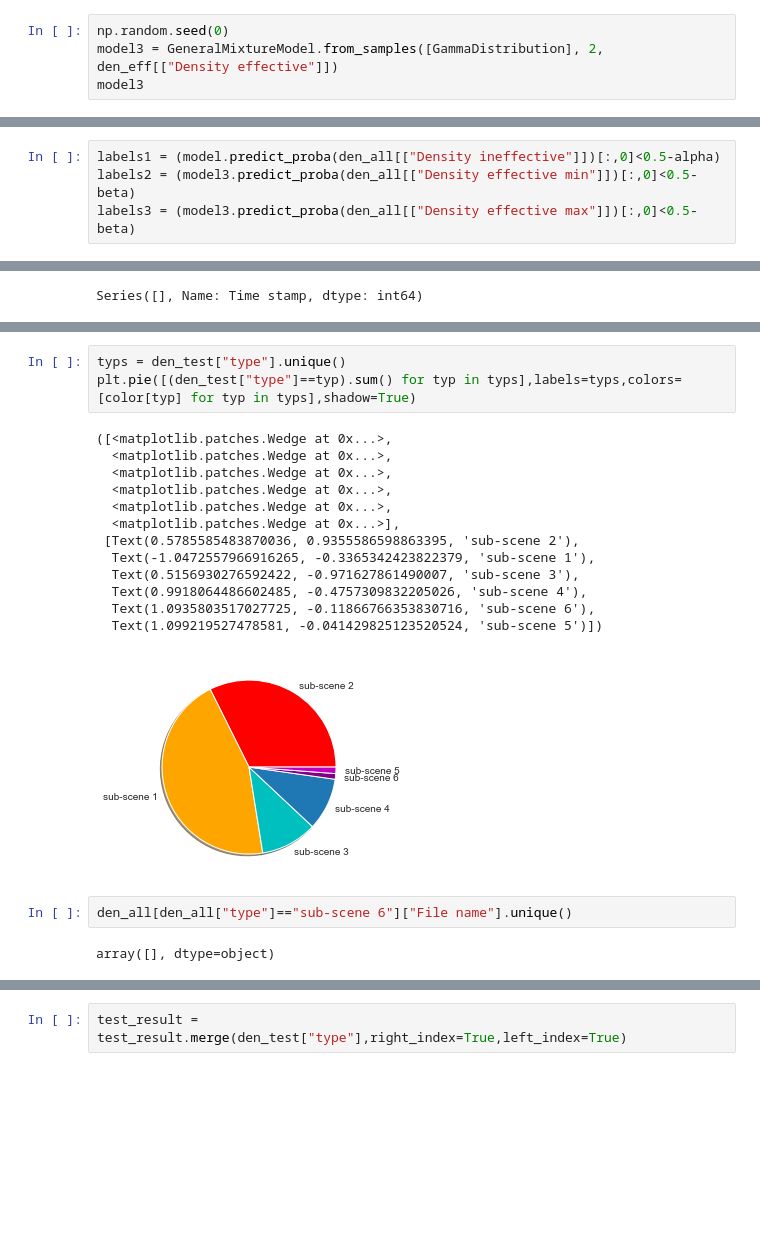
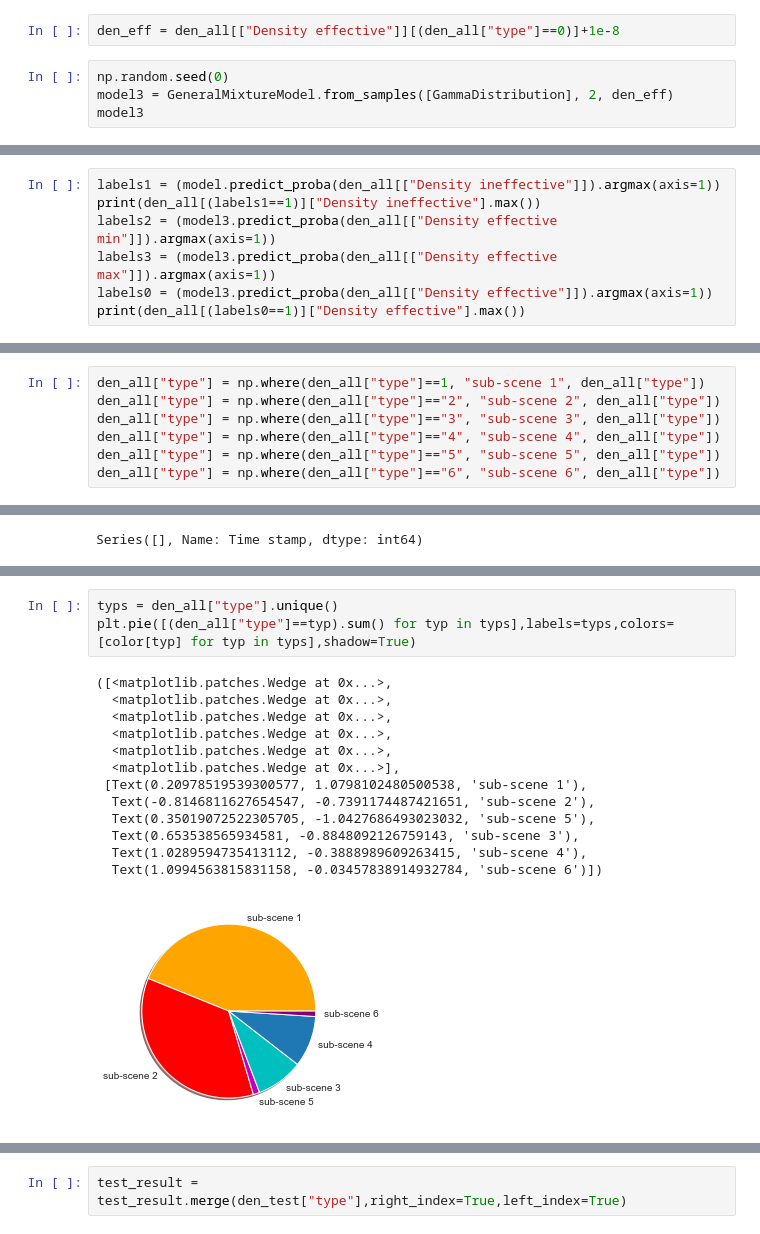
Before and after one commit to HarmoniaLeo/prophesee-automotive-dataset-toolbox, a Jupyter notebook: experiments.ipynb, the cells around one changed output, grey strips where cells are left out. Drawn from its saved outputs; the diff is of its cells as text; blank space fills up the shorter version.

```diff
--- a/experiments.ipynb
+++ b/experiments.ipynb
@@ -197,6 +208,8 @@ plt.show()
+# %%
+den_eff = den_all[["Density effective"]][(den_all["type"]==0)]+1e-8
 # %%
 np.random.seed(0)
-model3 = GeneralMixtureModel.from_samples([GammaDistribution], 2, den_eff[["Density effective"]])
+model3 = GeneralMixtureModel.from_samples([GammaDistribution], 2, den_eff)
 model3
 # %% [output]
 {
@@ -232,6 +245,9 @@ plt.show()
 # %% [output]
 [figure]
 # %%
-labels1 = (model.predict_proba(den_all[["Density ineffective"]])[:,0]<0.5-alpha)
-labels2 = (model3.predict_proba(den_all[["Density effective min"]])[:,0]<0.5-beta)
-labels3 = (model3.predict_proba(den_all[["Density effective max"]])[:,0]<0.5-beta)
+labels1 = (model.predict_proba(den_all[["Density ineffective"]]).argmax(axis=1))
+print(den_all[(labels1==1)]["Density ineffective"].max())
+labels2 = (model3.predict_proba(den_all[["Density effective min"]]).argmax(axis=1))
+labels3 = (model3.predict_proba(den_all[["Density effective max"]]).argmax(axis=1))
+labels0 = (model3.predict_proba(den_all[["Density effective"]]).argmax(axis=1))
+print(den_all[(labels0==1)]["Density effective"].max())
@@ -257,5 +276,12 @@ den_all["type"] = np.where((labels1==1)&(labels2==0)&(den_all["type"]==0), 5, de
 # den_all["type"] = np.where(((den_all["Density effective max"]-den_all["Density effective min"])
 # >((den_all["Density effective max"][den_all["type"]==5]-den_all["Density effective min"]
 # [den_all["type"]==5])[(den_all["Density effective max"][den_all["type"]==5]-den_all["Density effective min"][den_all["type"]==5])>0].quantile(sigma)))&(den_all["type"]==5), 6, den_all["type"])
+# %%
+den_all["type"] = np.where(den_all["type"]==1, "sub-scene 1", den_all["type"])
+den_all["type"] = np.where(den_all["type"]=="2", "sub-scene 2", den_all["type"])
+den_all["type"] = np.where(den_all["type"]=="3", "sub-scene 3", den_all["type"])
+den_all["type"] = np.where(den_all["type"]=="4", "sub-scene 4", den_all["type"])
+den_all["type"] = np.where(den_all["type"]=="5", "sub-scene 5", den_all["type"])
+den_all["type"] = np.where(den_all["type"]=="6", "sub-scene 6", den_all["type"])
 # %%
 den_test = den_test.merge(den_all[["type"]],left_index=True,right_index=True,how="left")
@@ -311,23 +330,19 @@ subset[subset["Time stamp"]==599999]["type"],subset[subset["Time stamp"]==559999
  17-04-13_15-05-43_3599500000_365950000049099999    sub-scene 2
  Name: type, dtype: object)
 # %%
-typs = den_test["type"].unique()
-plt.pie([(den_test["type"]==typ).sum() for typ in typs],labels=typs,colors=[color[typ] for typ in typs],shadow=True)
+typs = den_all["type"].unique()
+plt.pie([(den_all["type"]==typ).sum() for typ in typs],labels=typs,colors=[color[typ] for typ in typs],shadow=True)
 # %% [output]
 ([<matplotlib.patches.Wedge at 0x...>,
   <matplotlib.patches.Wedge at 0x...>,
   <matplotlib.patches.Wedge at 0x...>,
   <matplotlib.patches.Wedge at 0x...>,
   <matplotlib.patches.Wedge at 0x...>,
   <matplotlib.patches.Wedge at 0x...>],
- [Text(0.5785585483870036, 0.9355586598863395, 'sub-scene 2'),
-  Text(-1.0472557966916265, -0.3365342423822379, 'sub-scene 1'),
-  Text(0.5156930276592422, -0.971627861490007, 'sub-scene 3'),
-  Text(0.9918064486602485, -0.4757309832205026, 'sub-scene 4'),
-  Text(1.0935803517027725, -0.11866766353830716, 'sub-scene 6'),
-  Text(1.099219527478581, -0.041429825123520524, 'sub-scene 5')])
+ [Text(0.20978519539300577, 1.0798102480500538, 'sub-scene 1'),
+  Text(-0.8146811627654547, -0.7391174487421651, 'sub-scene 2'),
+  Text(0.35019072522305705, -1.0427686493023032, 'sub-scene 5'),
+  Text(0.653538565934581, -0.8848092126759143, 'sub-scene 3'),
+  Text(1.0289594735413112, -0.3888989609263415, 'sub-scene 4'),
+  Text(1.0994563815831158, -0.03457838914932784, 'sub-scene 6')])
-[figure, old version]
+[figure, new version]
-# %%
-den_all[den_all["type"]=="sub-scene 6"]["File name"].unique()
-# %% [output]
-array([], dtype=object)
```
Also changed, not shown: parts of 33 cells of this notebook, 3 other files.
